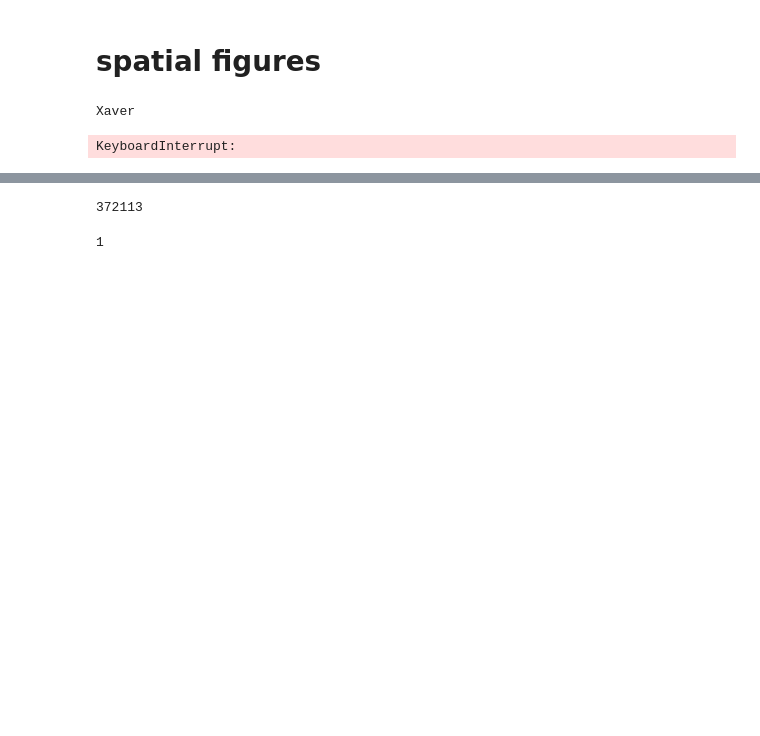
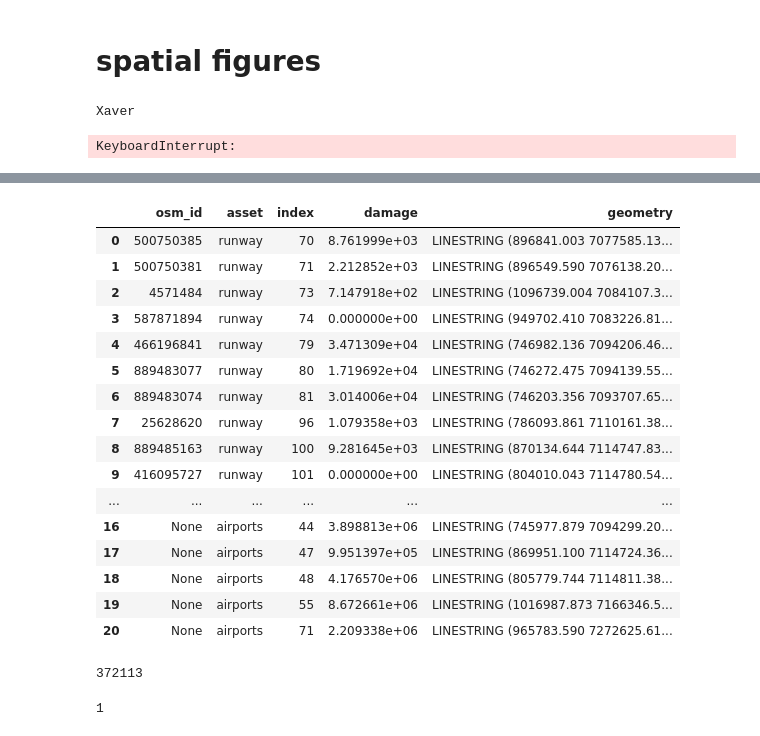
Before and after one commit to snirandjan/gmhcira, a Jupyter notebook: notebooks/damage_figures.ipynb, the cells around one changed output, grey strips where cells are left out. Drawn from its saved outputs; the diff is of its cells as text; code cells hidden in the pictures; blank space fills up the shorter version.

```diff
--- a/notebooks/damage_figures.ipynb
+++ b/notebooks/damage_figures.ipynb
@@ -866,3 +969,23 @@ gridded_country_set
+# %%
+gpd.read_file(os.path.join(damage_data_path, 'DEU_airports.shp'))
+# %% [output]
+|  | osm_id | asset | index | damage | geometry |
+| 0 | 500750385 | runway | 70 | 8.761999e+03 | LINESTRING (896841.003 7077585.13... |
+| 1 | 500750381 | runway | 71 | 2.212852e+03 | LINESTRING (896549.590 7076138.20... |
+| 2 | 4571484 | runway | 73 | 7.147918e+02 | LINESTRING (1096739.004 7084107.3... |
+| 3 | 587871894 | runway | 74 | 0.000000e+00 | LINESTRING (949702.410 7083226.81... |
+| 4 | 466196841 | runway | 79 | 3.471309e+04 | LINESTRING (746982.136 7094206.46... |
+| 5 | 889483077 | runway | 80 | 1.719692e+04 | LINESTRING (746272.475 7094139.55... |
+| 6 | 889483074 | runway | 81 | 3.014006e+04 | LINESTRING (746203.356 7093707.65... |
+| 7 | 25628620 | runway | 96 | 1.079358e+03 | LINESTRING (786093.861 7110161.38... |
+| 8 | 889485163 | runway | 100 | 9.281645e+03 | LINESTRING (870134.644 7114747.83... |
+| 9 | 416095727 | runway | 101 | 0.000000e+00 | LINESTRING (804010.043 7114780.54... |
+| ... | ... | ... | ... | ... | ... |
+| 16 | None | airports | 44 | 3.898813e+06 | LINESTRING (745977.879 7094299.20... |
+| 17 | None | airports | 47 | 9.951397e+05 | LINESTRING (869951.100 7114724.36... |
+| 18 | None | airports | 48 | 4.176570e+06 | LINESTRING (805779.744 7114811.38... |
+| 19 | None | airports | 55 | 8.672661e+06 | LINESTRING (1016987.873 7166346.5... |
+| 20 | None | airports | 71 | 2.209338e+06 | LINESTRING (965783.590 7272625.61... |
 # %%
 gridded_country_set = gridded_country[gridded_country['damage'] != 0.0]
 # %%
```
Also changed, not shown: parts of 4 cells of this notebook, 9 other files.
